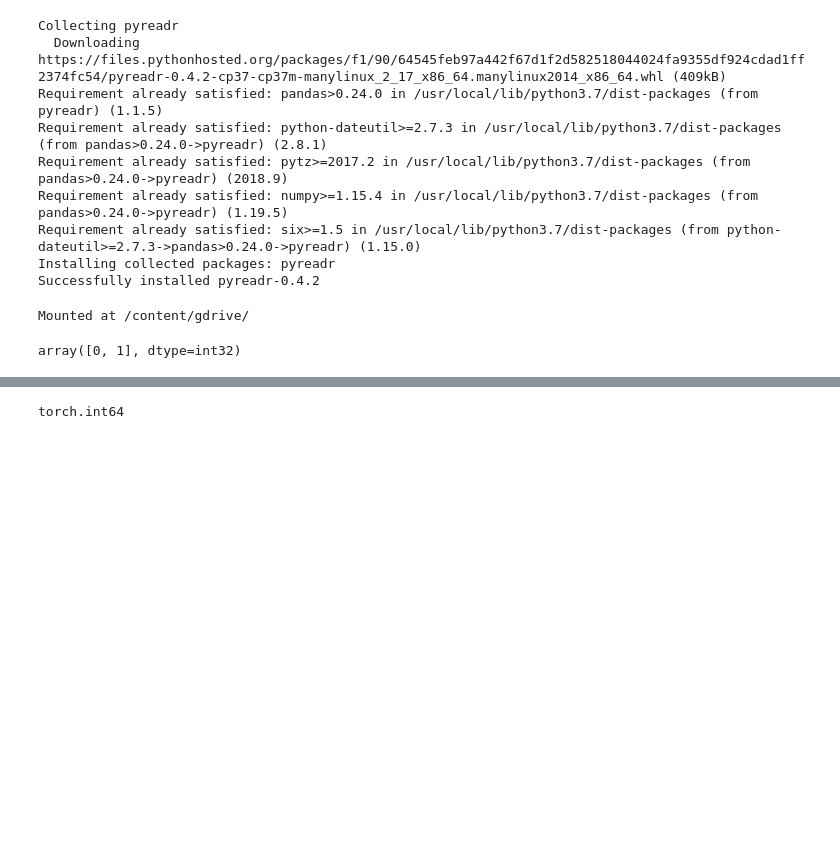
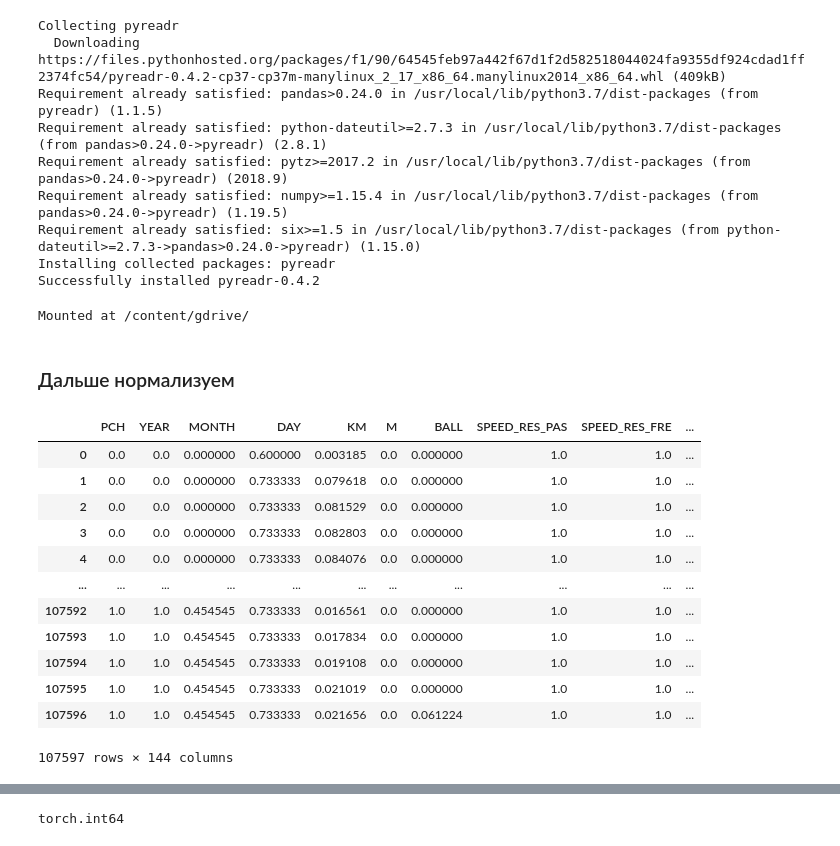
Before and after one commit to prosvirinKir/rzd, a Jupyter notebook: RNN.ipynb, the cells around one changed output, grey strips where cells are left out. Cells and saved outputs as stored; diff of their text form; code cells hidden in the pictures; blank space fills up the shorter version.

```diff
--- a/RNN.ipynb
+++ b/RNN.ipynb
@@ -64,6 +64,8 @@ df = df.drop(['X2179_3', 'X2179_4', 'X2195_3', 'X2195_4', 'X2221_4'], axis = 1)
 # df_saved = df.copy()
 # %%
 # df = df_saved.copy()
+# %% [markdown]
+### Дальше нормализуем
 # %%
 # Normalization
 
@@ -73,10 +75,21 @@ df_columns = df.columns
 min_max_scaler = preprocessing.MinMaxScaler()
 df.loc[:, :] = min_max_scaler.fit_transform(df)
 df['TARGET_2'] = target.values
-# %%
-df['TARGET_2'].unique()
-# %% [output]
-array([0, 1], dtype=int32)
 # %%
 df.reset_index(inplace=True)
 df = df.drop(['index'], axis=1)
+df
+# %% [output]
+|  | PCH | YEAR | MONTH | DAY | KM | M | BALL | SPEED_RES_PAS | SPEED_RES_FRE | ... |
+| 0 | 0.0 | 0.0 | 0.000000 | 0.600000 | 0.003185 | 0.0 | 0.000000 | 1.0 | 1.0 | ... |
+| 1 | 0.0 | 0.0 | 0.000000 | 0.733333 | 0.079618 | 0.0 | 0.000000 | 1.0 | 1.0 | ... |
+| 2 | 0.0 | 0.0 | 0.000000 | 0.733333 | 0.081529 | 0.0 | 0.000000 | 1.0 | 1.0 | ... |
+| 3 | 0.0 | 0.0 | 0.000000 | 0.733333 | 0.082803 | 0.0 | 0.000000 | 1.0 | 1.0 | ... |
+| 4 | 0.0 | 0.0 | 0.000000 | 0.733333 | 0.084076 | 0.0 | 0.000000 | 1.0 | 1.0 | ... |
+| ... | ... | ... | ... | ... | ... | ... | ... | ... | ... | ... |
+| 107592 | 1.0 | 1.0 | 0.454545 | 0.733333 | 0.016561 | 0.0 | 0.000000 | 1.0 | 1.0 | ... |
+| 107593 | 1.0 | 1.0 | 0.454545 | 0.733333 | 0.017834 | 0.0 | 0.000000 | 1.0 | 1.0 | ... |
+| 107594 | 1.0 | 1.0 | 0.454545 | 0.733333 | 0.019108 | 0.0 | 0.000000 | 1.0 | 1.0 | ... |
+| 107595 | 1.0 | 1.0 | 0.454545 | 0.733333 | 0.021019 | 0.0 | 0.000000 | 1.0 | 1.0 | ... |
+| 107596 | 1.0 | 1.0 | 0.454545 | 0.733333 | 0.021656 | 0.0 | 0.061224 | 1.0 | 1.0 | ... |
+107597 rows × 144 columns
```
Also changed, not shown: parts of 39 cells of this notebook.
